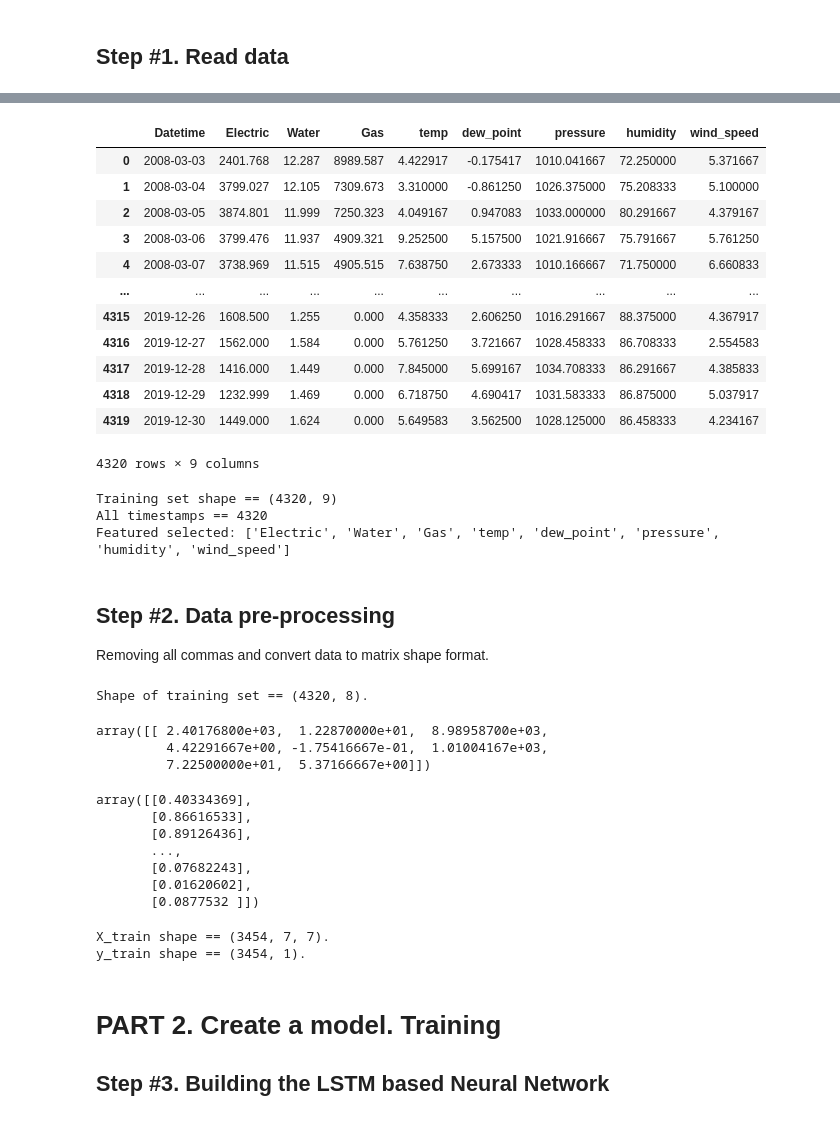
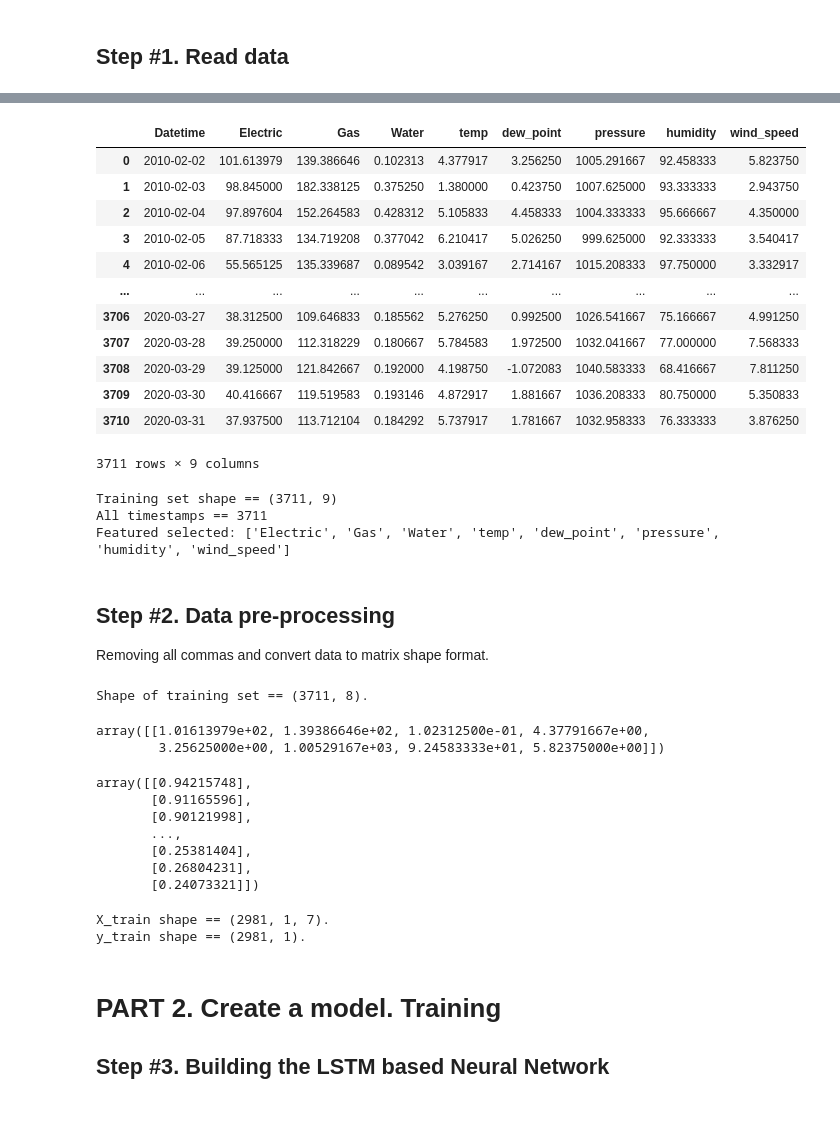
Before and after one commit to UsmanKolo/Master_Thesis, a Jupyter notebook: Notebooks/Bidirectional_LSTM.ipynb, the cells around one changed output, grey strips where cells are left out. Saved outputs shown, nothing was run; the diff lists cells and outputs as text; code cells hidden in the pictures.

```diff
--- a/Notebooks/Bidirectional_LSTM.ipynb
+++ b/Notebooks/Bidirectional_LSTM.ipynb
@@ -20,5 +20,5 @@ from keras.callbacks import EarlyStopping, ReduceLROnPlateau, ModelCheckpoint, T
 ## Step #1. Read data
 # %%
 # Importing Training Set
-df = pd.read_csv('C:\\Users\\moham\\OneDrive - De Montfort University\\Final Project\\Master_Thesis\\Dataset\\QBDaily.csv', index_col=0, parse_dates=True)
+df = pd.read_csv('C:\\Users\\moham\\OneDrive - De Montfort University\\Final Project\\Master_Thesis\\Dataset\\HUDaily.csv', index_col=0, parse_dates=True)
 # %%
@@ -33,24 +33,24 @@ array([<AxesSubplot:xlabel='Datetime'>, <AxesSubplot:xlabel='Datetime'>,
 # %%
-df = df.loc[:'2019-12-30']
+df = df.loc[:'2020-03-24']
 data = df.reset_index()
 
 dataset_train = data.copy()
 
 dataset_train
 # %% [output]
-|  | Datetime | Electric | Water | Gas | temp | dew_point | pressure | humidity | wind_speed |
-| 0 | 2008-03-03 | 2401.768 | 12.287 | 8989.587 | 4.422917 | -0.175417 | 1010.041667 | 72.250000 | 5.371667 |
-| 1 | 2008-03-04 | 3799.027 | 12.105 | 7309.673 | 3.310000 | -0.861250 | 1026.375000 | 75.208333 | 5.100000 |
-| 2 | 2008-03-05 | 3874.801 | 11.999 | 7250.323 | 4.049167 | 0.947083 | 1033.000000 | 80.291667 | 4.379167 |
-| 3 | 2008-03-06 | 3799.476 | 11.937 | 4909.321 | 9.252500 | 5.157500 | 1021.916667 | 75.791667 | 5.761250 |
-| 4 | 2008-03-07 | 3738.969 | 11.515 | 4905.515 | 7.638750 | 2.673333 | 1010.166667 | 71.750000 | 6.660833 |
+|  | Datetime | Electric | Gas | Water | temp | dew_point | pressure | humidity | wind_speed |
+| 0 | 2010-02-02 | 101.613979 | 139.386646 | 0.102313 | 4.377917 | 3.256250 | 1005.291667 | 92.458333 | 5.823750 |
+| 1 | 2010-02-03 | 98.845000 | 182.338125 | 0.375250 | 1.380000 | 0.423750 | 1007.625000 | 93.333333 | 2.943750 |
+| 2 | 2010-02-04 | 97.897604 | 152.264583 | 0.428312 | 5.105833 | 4.458333 | 1004.333333 | 95.666667 | 4.350000 |
+| 3 | 2010-02-05 | 87.718333 | 134.719208 | 0.377042 | 6.210417 | 5.026250 | 999.625000 | 92.333333 | 3.540417 |
+| 4 | 2010-02-06 | 55.565125 | 135.339687 | 0.089542 | 3.039167 | 2.714167 | 1015.208333 | 97.750000 | 3.332917 |
 | ... | ... | ... | ... | ... | ... | ... | ... | ... | ... |
-| 4315 | 2019-12-26 | 1608.500 | 1.255 | 0.000 | 4.358333 | 2.606250 | 1016.291667 | 88.375000 | 4.367917 |
-| 4316 | 2019-12-27 | 1562.000 | 1.584 | 0.000 | 5.761250 | 3.721667 | 1028.458333 | 86.708333 | 2.554583 |
-| 4317 | 2019-12-28 | 1416.000 | 1.449 | 0.000 | 7.845000 | 5.699167 | 1034.708333 | 86.291667 | 4.385833 |
-| 4318 | 2019-12-29 | 1232.999 | 1.469 | 0.000 | 6.718750 | 4.690417 | 1031.583333 | 86.875000 | 5.037917 |
-| 4319 | 2019-12-30 | 1449.000 | 1.624 | 0.000 | 5.649583 | 3.562500 | 1028.125000 | 86.458333 | 4.234167 |
+| 3706 | 2020-03-27 | 38.312500 | 109.646833 | 0.185562 | 5.276250 | 0.992500 | 1026.541667 | 75.166667 | 4.991250 |
+| 3707 | 2020-03-28 | 39.250000 | 112.318229 | 0.180667 | 5.784583 | 1.972500 | 1032.041667 | 77.000000 | 7.568333 |
+| 3708 | 2020-03-29 | 39.125000 | 121.842667 | 0.192000 | 4.198750 | -1.072083 | 1040.583333 | 68.416667 | 7.811250 |
+| 3709 | 2020-03-30 | 40.416667 | 119.519583 | 0.193146 | 4.872917 | 1.881667 | 1036.208333 | 80.750000 | 5.350833 |
+| 3710 | 2020-03-31 | 37.937500 | 113.712104 | 0.184292 | 5.737917 | 1.781667 | 1032.958333 | 76.333333 | 3.876250 |
-4320 rows × 9 columns
+3711 rows × 9 columns
 # %%
 # Select features (columns) to be involved intro training and predictions
 cols = list(dataset_train)[1:9]
@@ -63,9 +63,9 @@ print('Training set shape == {}'.format(dataset_train.shape))
 print('All timestamps == {}'.format(len(datelist_train)))
 print('Featured selected: {}'.format(cols))
 # %% [output]
-Training set shape == (4320, 9)
-All timestamps == 4320
-Featured selected: ['Electric', 'Water', 'Gas', 'temp', 'dew_point', 'pressure', 'humidity', 'wind_speed']
+Training set shape == (3711, 9)
+All timestamps == 3711
+Featured selected: ['Electric', 'Gas', 'Water', 'temp', 'dew_point', 'pressure', 'humidity', 'wind_speed']
 # %% [markdown]
 ## Step #2. Data pre-processing
 Removing all commas and convert data to matrix shape format.
@@ -83,10 +83,9 @@ training_set = dataset_train.values
 print('Shape of training set == {}.'.format(training_set.shape))
 training_set[:1]
 # %% [output]
-Shape of training set == (4320, 8).
+Shape of training set == (3711, 8).
-array([[ 2.40176800e+03,  1.22870000e+01,  8.98958700e+03,
-         4.42291667e+00, -1.75416667e-01,  1.01004167e+03,
-         7.22500000e+01,  5.37166667e+00]])
+array([[1.01613979e+02, 1.39386646e+02, 1.02312500e-01, 4.37791667e+00,
+        3.25625000e+00, 1.00529167e+03, 9.24583333e+01, 5.82375000e+00]])
 # %%
 # Feature Scaling
 from sklearn.preprocessing import *
@@ -97,20 +96,20 @@ training_set_scaled = sc.fit_transform(training_set)
 sc_predict = MinMaxScaler()
 sc_predict.fit_transform(training_set[:, 0:1])
 # %% [output]
-array([[0.40334369],
-       [0.86616533],
-       [0.89126436],
+array([[0.94215748],
+       [0.91165596],
+       [0.90121998],
        ...,
-       [0.07682243],
-       [0.01620602],
-       [0.0877532 ]])
+       [0.25381404],
+       [0.26804231],
+       [0.24073321]])
 # %%
 # Creating a data structure with 90 timestamps and 1 output
 X_train = []
 y_train = []
 
-n_future = 860  # Number of days we want top predict into the future
-n_past = 7     # Number of past days we want to use to predict the future
+n_future = 730  # Number of days we want top predict into the future
+n_past = 1     # Number of past days we want to use to predict the future
 
 for i in range(n_past, len(training_set_scaled) - n_future +1):
     X_train.append(training_set_scaled[i - n_past:i, 0:dataset_train.shape[1] - 1])
@@ -121,8 +120,8 @@ X_train, y_train = np.array(X_train), np.array(y_train)
 print('X_train shape == {}.'.format(X_train.shape))
 print('y_train shape == {}.'.format(y_train.shape))
 # %% [output]
-X_train shape == (3454, 7, 7).
-y_train shape == (3454, 1).
+X_train shape == (2981, 1, 7).
+y_train shape == (2981, 1).
 # %% [markdown]
 # PART 2. Create a model. Training
 ## Step #3. Building the LSTM based Neural Network
```
Also changed, not shown: parts of 8 cells of this notebook, 32 other files.
